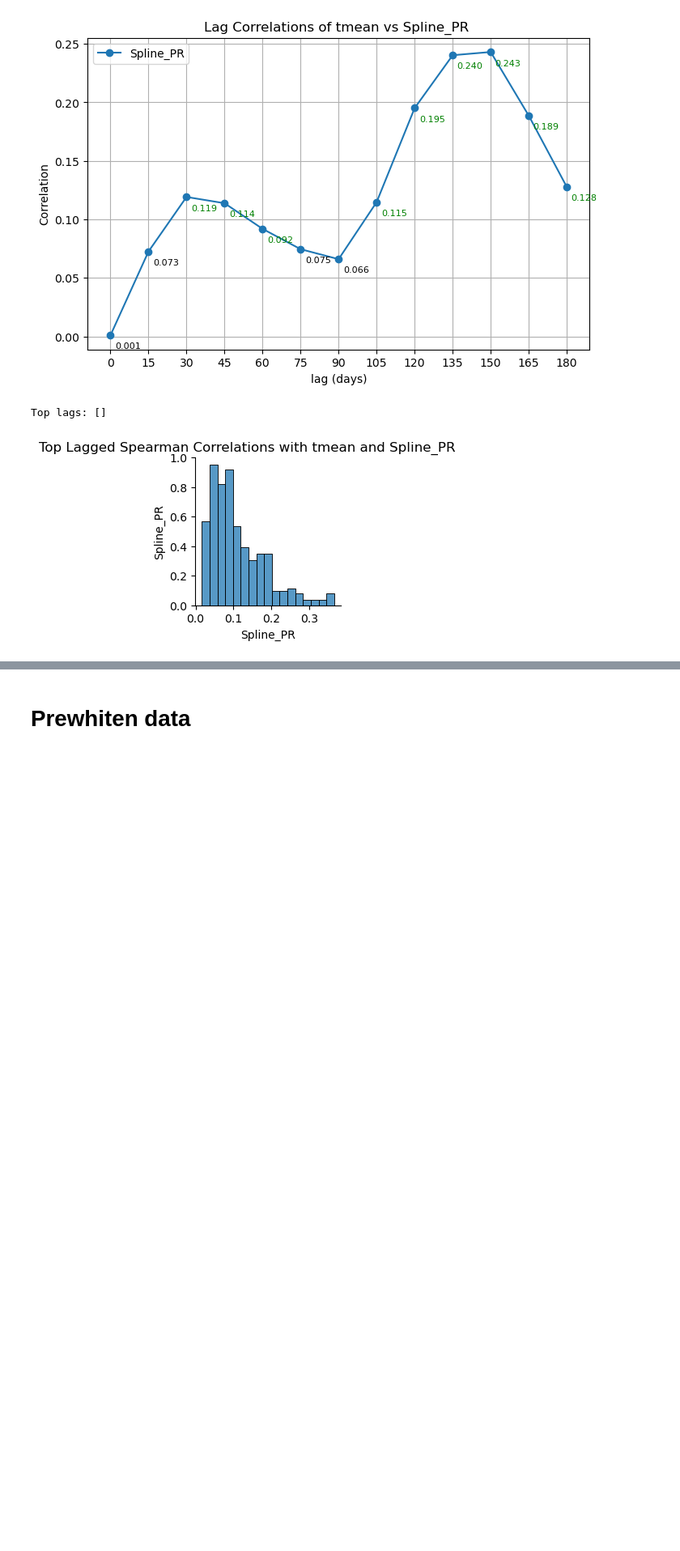
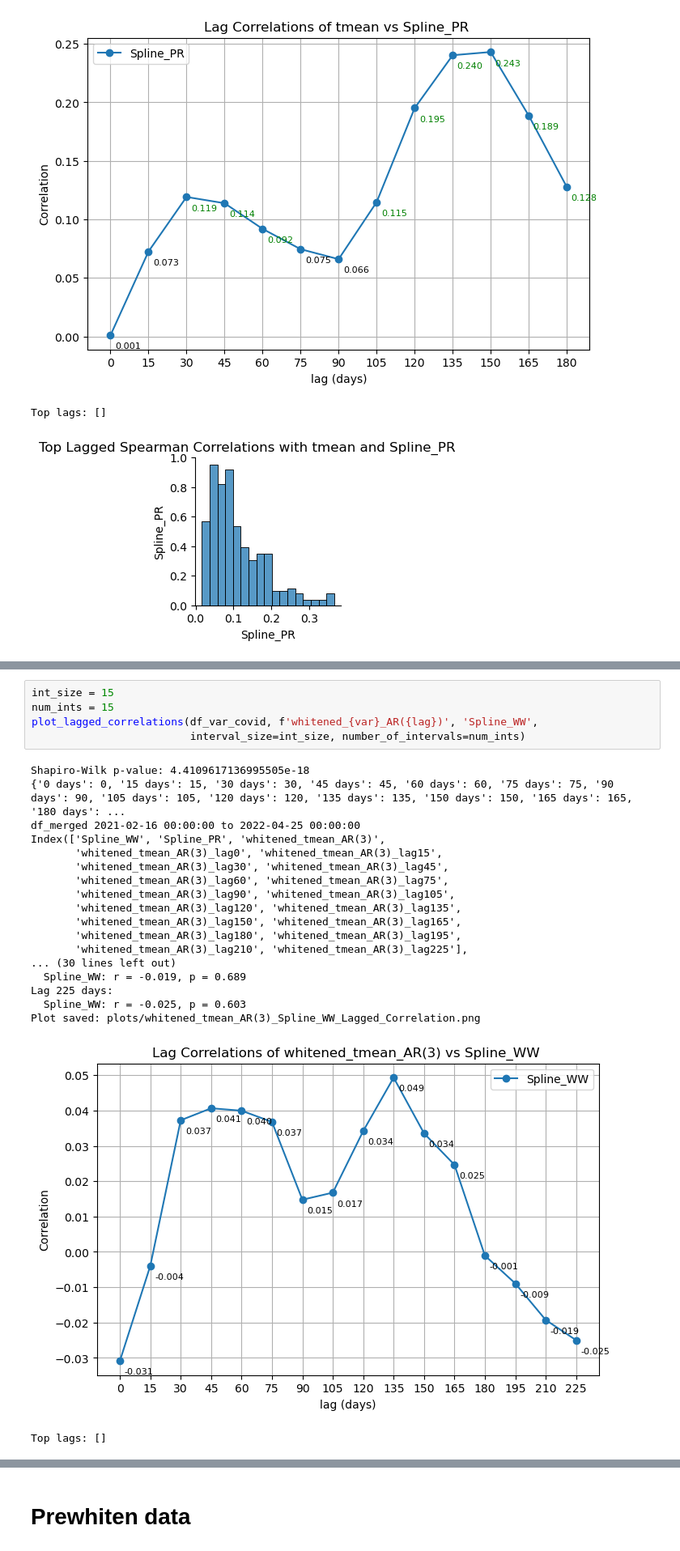
Before and after one commit to sd9616/wastewater, a Jupyter notebook: Daily_PRISM_netcdf_calc_twbs.ipynb, the cells around one changed output, grey strips where cells are left out. Shown at 81% size. Drawn from its saved outputs; the diff is of its cells as text; blank space fills up the shorter version.

```diff
--- a/Daily_PRISM_netcdf_calc_twbs.ipynb
+++ b/Daily_PRISM_netcdf_calc_twbs.ipynb
@@ -1169,0 +1327,25 @@ def apply_pca_on_lagged_temps(df, variable_prefix="twbs_lag", n_components=3):
+# %%
+int_size = 15
+num_ints = 15
+plot_lagged_correlations(df_var_covid, f'whitened_{var}_AR({lag})', 'Spline_WW',
+                         interval_size=int_size, number_of_intervals=num_ints)
+# %% [output]
+Shapiro-Wilk p-value: 4.4109617136995505e-18
+{'0 days': 0, '15 days': 15, '30 days': 30, '45 days': 45, '60 days': 60, '75 days': 75, '90 days': 90, '105 days': 105, '120 days': 120, '135 days': 135, '150 days': 150, '165 days': 165, '180 days': ...
+df_merged 2021-02-16 00:00:00 to 2022-04-25 00:00:00
+Index(['Spline_WW', 'Spline_PR', 'whitened_tmean_AR(3)',
+       'whitened_tmean_AR(3)_lag0', 'whitened_tmean_AR(3)_lag15',
+       'whitened_tmean_AR(3)_lag30', 'whitened_tmean_AR(3)_lag45',
+       'whitened_tmean_AR(3)_lag60', 'whitened_tmean_AR(3)_lag75',
+       'whitened_tmean_AR(3)_lag90', 'whitened_tmean_AR(3)_lag105',
+       'whitened_tmean_AR(3)_lag120', 'whitened_tmean_AR(3)_lag135',
+       'whitened_tmean_AR(3)_lag150', 'whitened_tmean_AR(3)_lag165',
+       'whitened_tmean_AR(3)_lag180', 'whitened_tmean_AR(3)_lag195',
+       'whitened_tmean_AR(3)_lag210', 'whitened_tmean_AR(3)_lag225'],
+... (30 lines left out)
+  Spline_WW: r = -0.019, p = 0.689
+Lag 225 days:
+  Spline_WW: r = -0.025, p = 0.603
+Plot saved: plots/whitened_tmean_AR(3)_Spline_WW_Lagged_Correlation.png
+[figure, added]
+Top lags: []
```
Also changed, not shown: parts of 19 cells of this notebook.
